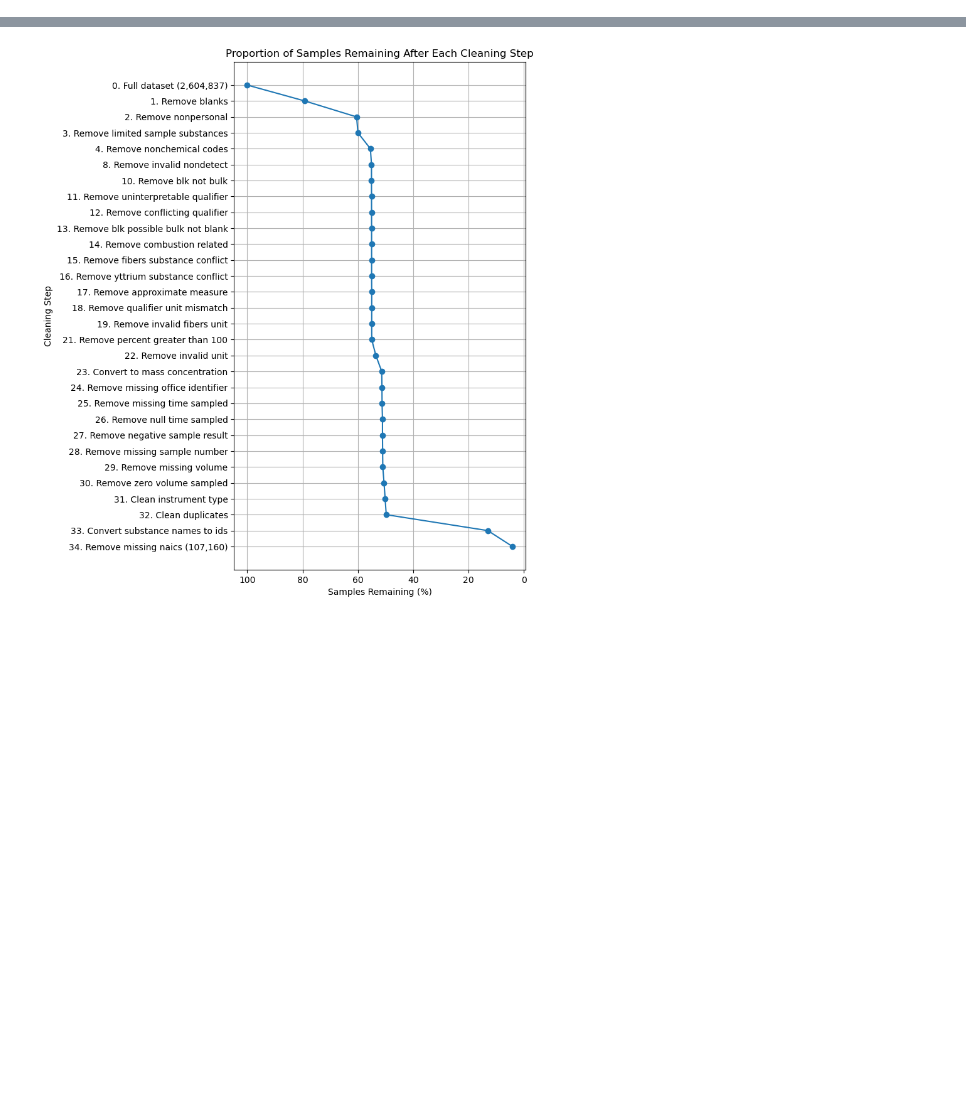
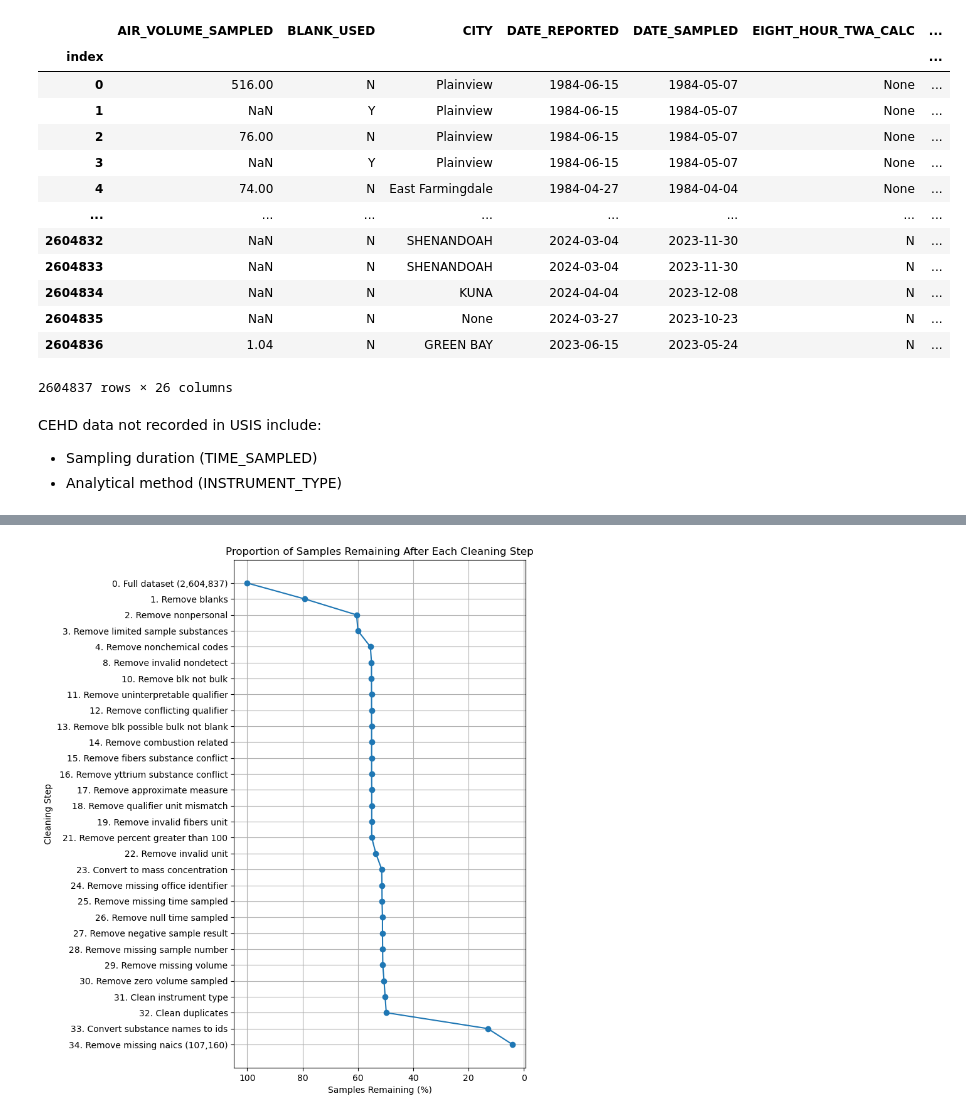
Before and after one commit to jkvasnicka/ht-occupational-plus, a Jupyter notebook: 20241121_training_set_dev.ipynb, the cells around one changed output, grey strips where cells are left out. Cells and saved outputs as stored; diff of their text form; code cells hidden in the pictures; blank space fills up the shorter version.

```diff
--- a/exposure_model_dev_1.ipynb
+++ b/20241121_training_set_dev.ipynb
@@ -51,0 +95,24 @@ config = UnifiedConfiguration()
+# %%
+raw_cehd = cehd_cleaner.load_raw_data()
+raw_usis = usis_cleaner.load_raw_data()
+# %%
+raw_cehd
+# %% [output]
+|  | AIR_VOLUME_SAMPLED | BLANK_USED | CITY | DATE_REPORTED | DATE_SAMPLED | EIGHT_HOUR_TWA_CALC | ... |
+| index |  |  |  |  |  |  | ... |
+| 0 | 516.00 | N | Plainview | 1984-06-15 | 1984-05-07 | None | ... |
+| 1 | NaN | Y | Plainview | 1984-06-15 | 1984-05-07 | None | ... |
+| 2 | 76.00 | N | Plainview | 1984-06-15 | 1984-05-07 | None | ... |
+| 3 | NaN | Y | Plainview | 1984-06-15 | 1984-05-07 | None | ... |
+| 4 | 74.00 | N | East Farmingdale | 1984-04-27 | 1984-04-04 | None | ... |
+| ... | ... | ... | ... | ... | ... | ... | ... |
+| 2604832 | NaN | N | SHENANDOAH | 2024-03-04 | 2023-11-30 | N | ... |
+| 2604833 | NaN | N | SHENANDOAH | 2024-03-04 | 2023-11-30 | N | ... |
+| 2604834 | NaN | N | KUNA | 2024-04-04 | 2023-12-08 | N | ... |
+| 2604835 | NaN | N | None | 2024-03-27 | 2023-10-23 | N | ... |
+| 2604836 | 1.04 | N | GREEN BAY | 2023-06-15 | 2023-05-24 | N | ... |
+2604837 rows × 26 columns
+# %% [markdown]
+CEHD data not recorded in USIS include:
+- Sampling duration (TIME_SAMPLED)
+- Analytical method (INSTRUMENT_TYPE)
```
Also changed, not shown: parts of 23 cells of this notebook.
